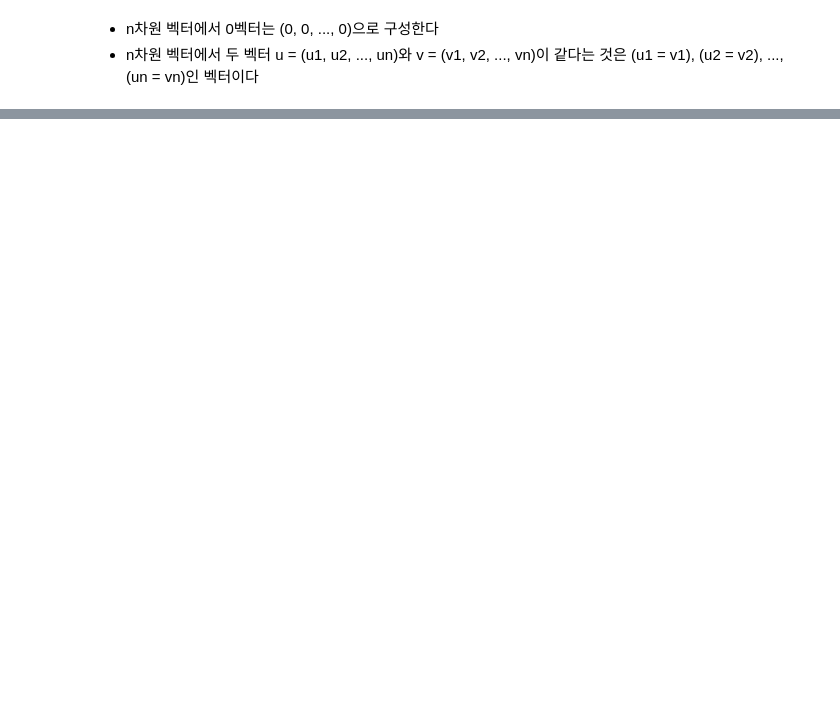
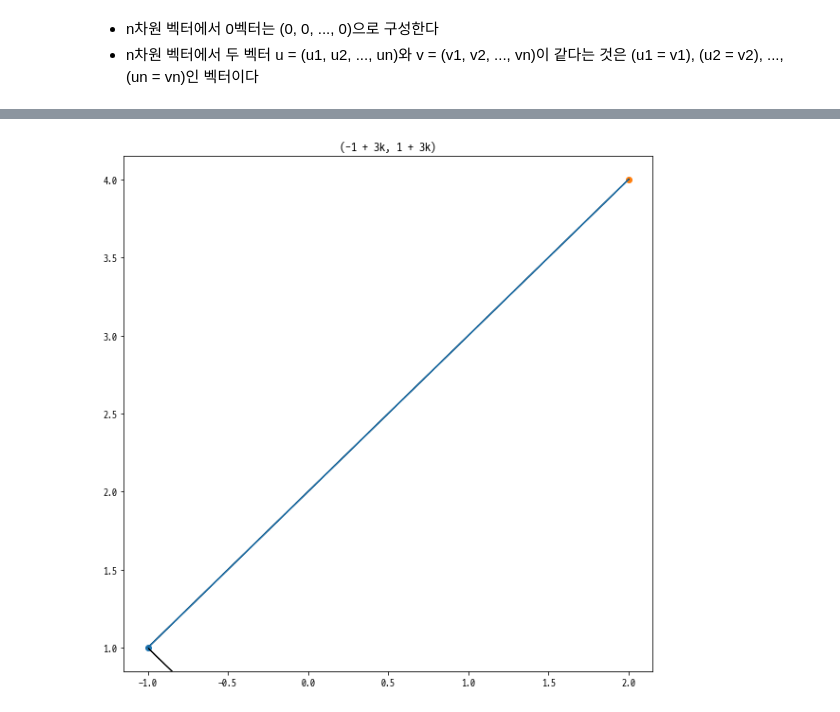
Before and after one commit to dhsong95/Linear-Algebra-Study, a Jupyter notebook: 02 물리적 벡터/02장 물리적 벡터.ipynb, the cells around one changed output, grey strips where cells are left out. Saved outputs shown, nothing was run; the diff lists cells and outputs as text; code cells hidden in the pictures; blank space fills up the shorter version.

```diff
--- a/02 물리적 벡터/02장 물리적 벡터.ipynb
+++ b/02 물리적 벡터/02장 물리적 벡터.ipynb
@@ -142,0 +374,26 @@ print('{}차원 벡터 {}'.format(len(v), v))
+# %%
+def linear_representation_2d(A, B):
+    a = np.array(A)
+    v = B - A
+
+    plt.figure(figsize=(10, 10))
+
+    plt.scatter(A[0], A[1])
+    plt.scatter(B[0], B[1])
+
+    plt.plot([A[0], B[0]], [A[1], B[1]])
+
+    plt.arrow(0, 0, a[0], a[1])
+    plt.arrow(a[0], a[1], v[0], v[1])
+
+    expression = '({}, {})'.format(str(a[0]) + ' + ' + str(v[0]) + 'k', str(a[1]) + ' + ' + str(v[1]) + 'k')
+    plt.title(expression)
+
+    plt.show()
+# %%
+A = np.array([-1, 1])
+B = np.array([2, 4])
+
+linear_representation_2d(A, B)
+# %% [output]
+[figure, added]
```
Also changed, not shown: parts of 82 cells of this notebook, 11 other files.
